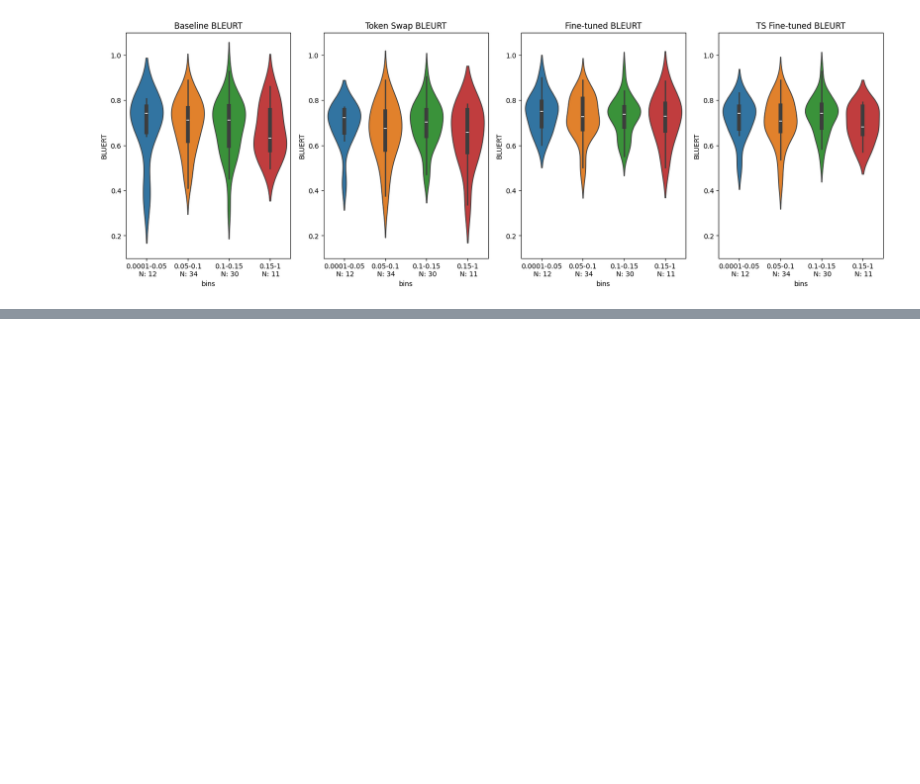
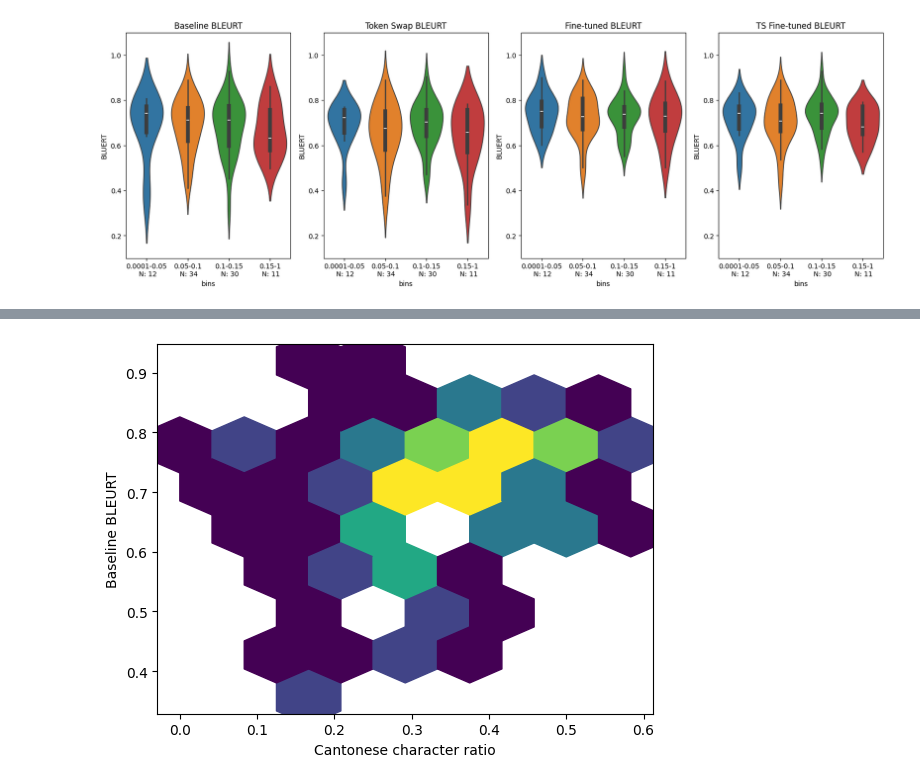
Before and after one commit to au-nlp/project-milestone-p2-group21, a Jupyter notebook: data_processing.ipynb, the cells around one changed output, grey strips where cells are left out. Saved outputs shown, nothing was run; the diff lists cells and outputs as text; code cells hidden in the pictures; blank space fills up the shorter version.

```diff
--- a/data_processing.ipynb
+++ b/data_processing.ipynb
@@ -293,0 +459,17 @@ merged_df[(merged_df['canto_only_chars'] < 5)][['src', 'Baseline', 'Token Swap',
+# %%
+hexbin_size = 7
+
+
+fig, ax = plt.subplots()
+ax.hexbin(
+    validation_df['canto_char_ratio'].to_numpy(),
+    validation_df['Baseline_BLEURT'].to_numpy(),
+    gridsize=hexbin_size,
+    #cmap="ciridis",
+    mincnt=1
+    )
+ax.set_xlabel("Cantonese character ratio")
+ax.set_ylabel("Baseline BLEURT")
+fig.savefig("report/data_and_figs/hexbin_baseline_validation.pdf")
+# %% [output]
+[figure, added]
```
Also changed, not shown: parts of 13 cells of this notebook, 22 other files.
